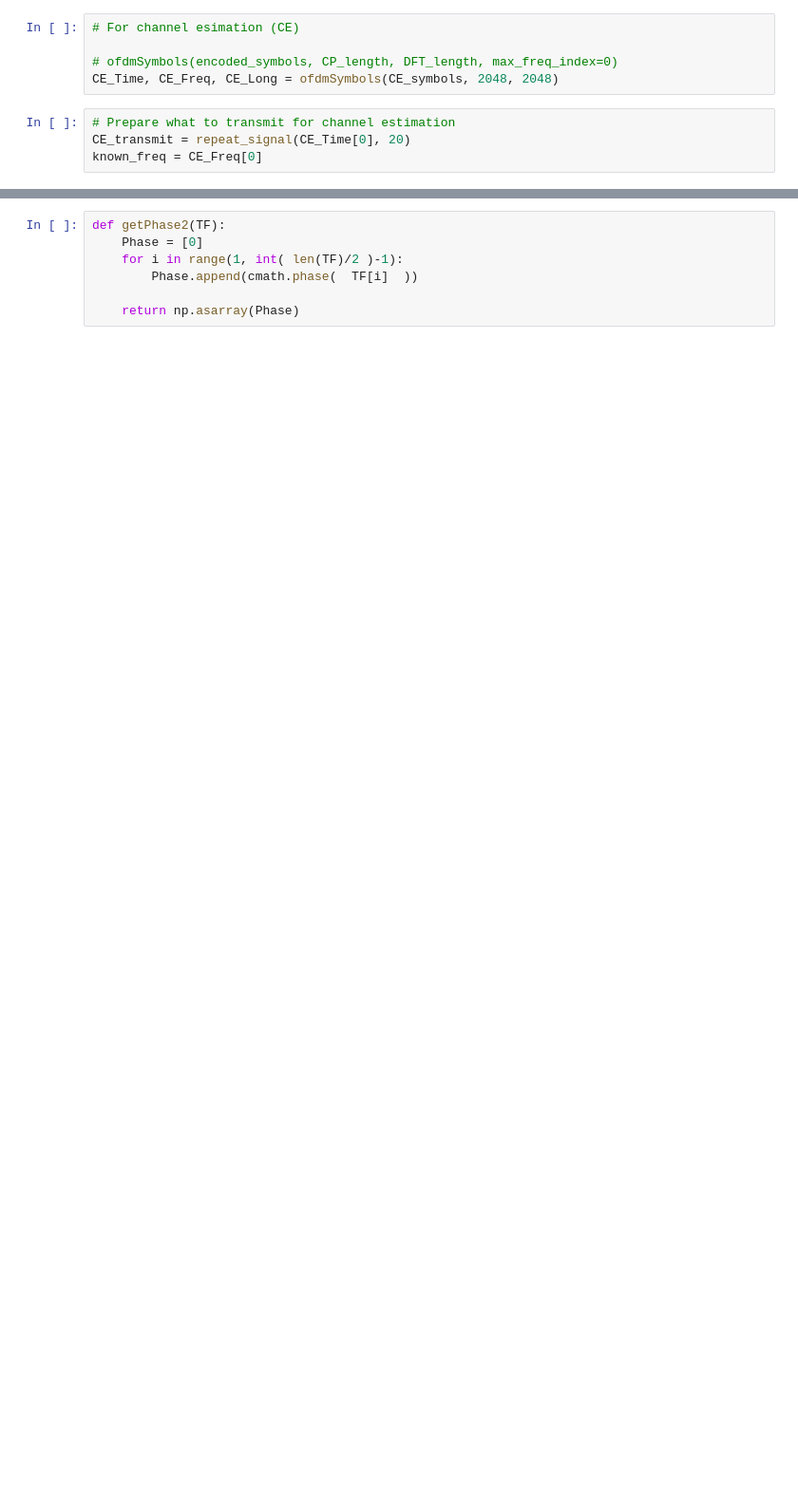
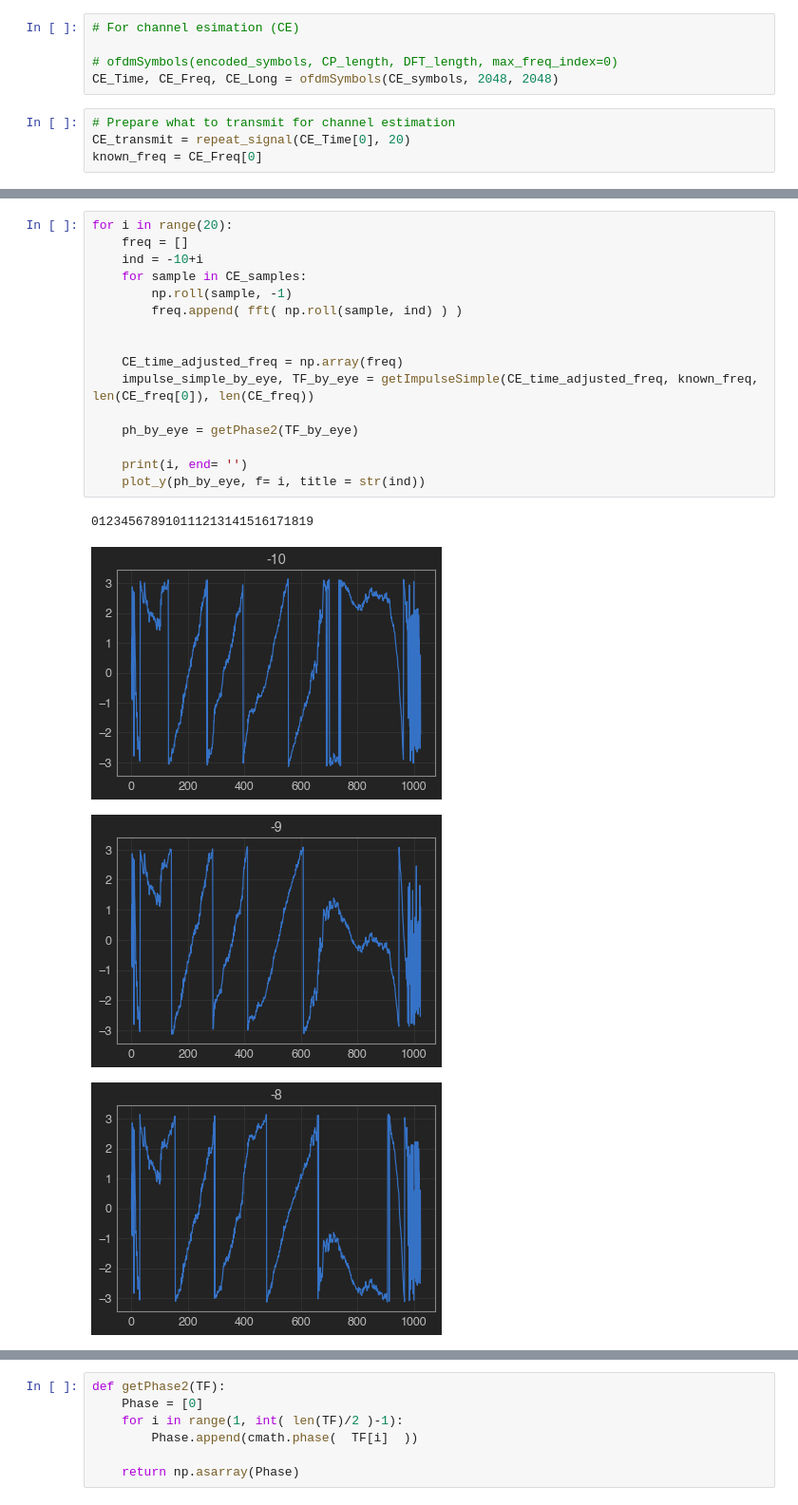
Before and after one commit to kaijunge/CleanNoise_GF3, a Jupyter notebook: Kai testing.ipynb, the cells around one changed output, grey strips where cells are left out. Shown at 95% size. Saved outputs shown, nothing was run; the diff lists cells and outputs as text; blank space fills up the shorter version.

```diff
--- a/Kai testing.ipynb
+++ b/Kai testing.ipynb
@@ -73,0 +87,21 @@ plot_y(np.array(TF)[:1024].imag, f = 1)
+# %%
+for i in range(20):
+    freq = []
+    ind = -10+i
+    for sample in CE_samples:
+        np.roll(sample, -1)
+        freq.append( fft( np.roll(sample, ind) ) )
+
+
+    CE_time_adjusted_freq = np.array(freq)
+    impulse_simple_by_eye, TF_by_eye = getImpulseSimple(CE_time_adjusted_freq, known_freq, len(CE_freq[0]), len(CE_freq))
+
+    ph_by_eye = getPhase2(TF_by_eye)
+
+    print(i, end= '')
+    plot_y(ph_by_eye, f= i, title = str(ind))
+# %% [output]
+012345678910111213141516171819
+[figure, added]
+[figure, added]
+[figure, added]
```
Also changed, not shown: parts of 10 cells of this notebook, 2 other files.
